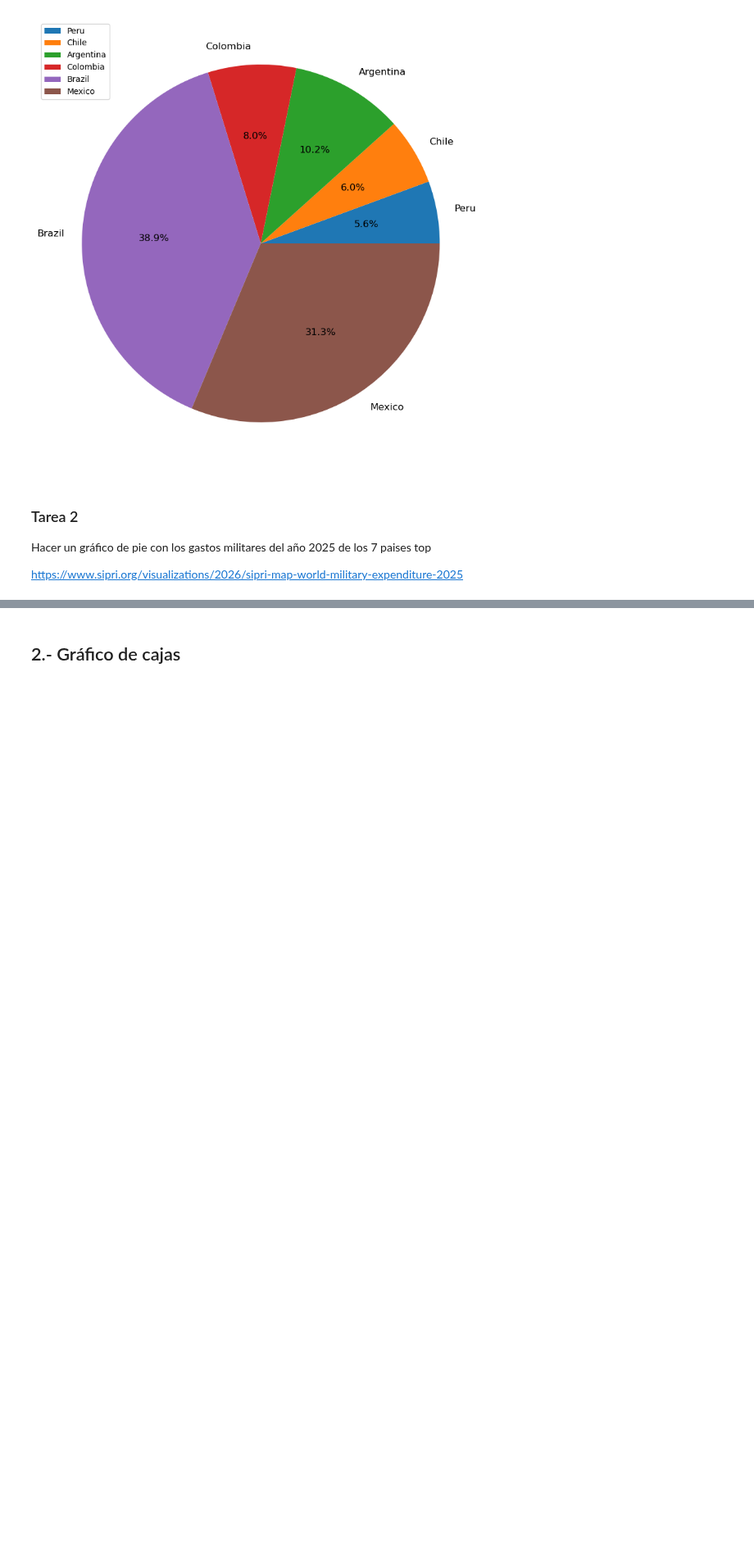
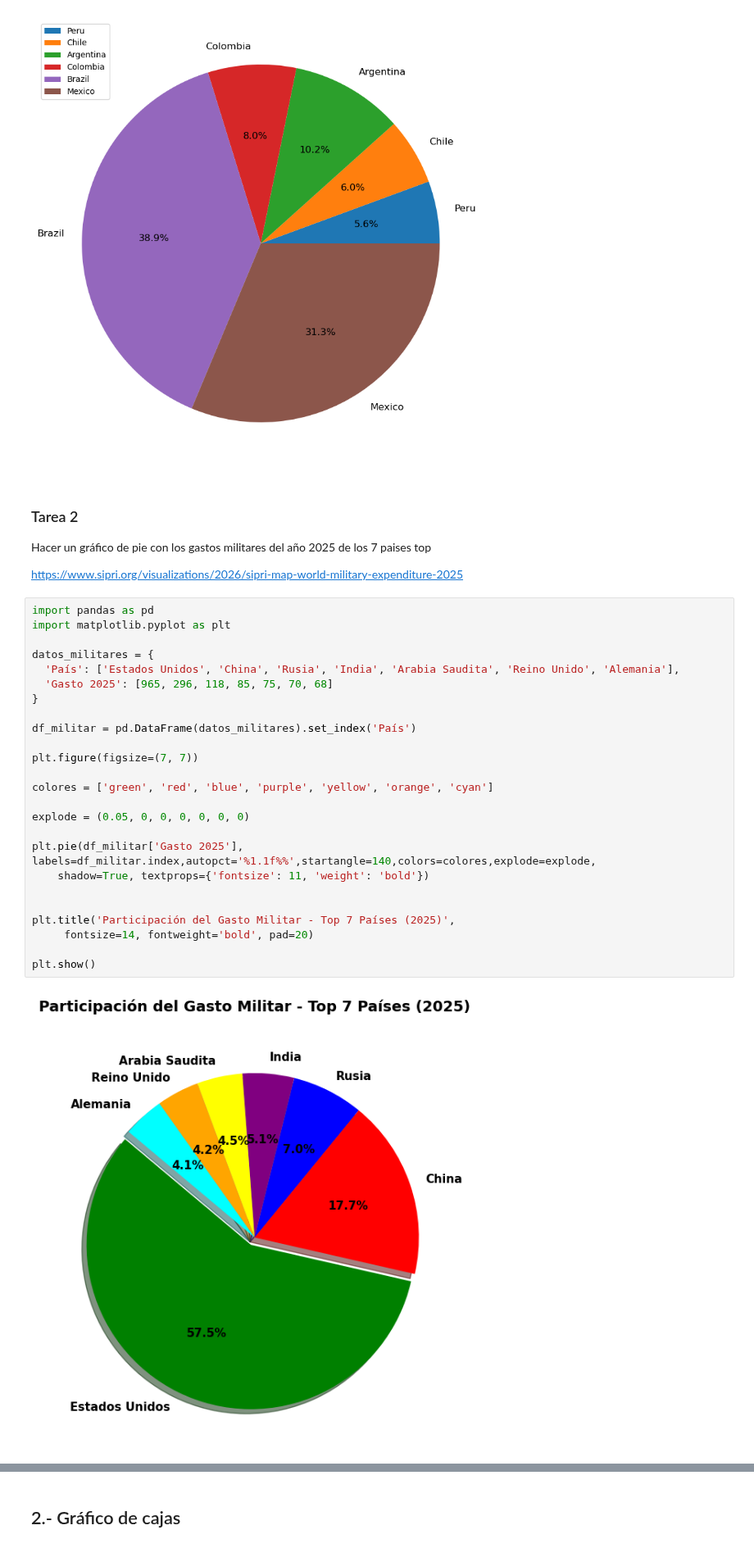
Before and after one commit to jgomezz/cpe_ciencia_datos_python, a Jupyter notebook: mod2_estadistica_y_visualizacion/semana_04_advanced_graph.ipynb, the cells around one changed output, grey strips where cells are left out. Shown at 82% size. Cells and saved outputs as stored; diff of their text form; blank space fills up the shorter version.

```diff
--- a/mod2_estadistica_y_visualizacion/semana_04_advanced_graph.ipynb
+++ b/mod2_estadistica_y_visualizacion/semana_04_advanced_graph.ipynb
@@ -118,3 +118,30 @@ plt.show()
 Hacer un gráfico de pie con los gastos militares del año 2025 de los 7 paises top
 
 https://www.sipri.org/visualizations/2026/sipri-map-world-military-expenditure-2025
+# %%
+import pandas as pd
+import matplotlib.pyplot as plt
+
+datos_militares = {
+  'País': ['Estados Unidos', 'China', 'Rusia', 'India', 'Arabia Saudita', 'Reino Unido', 'Alemania'],
+  'Gasto 2025': [965, 296, 118, 85, 75, 70, 68]
+}
+
+df_militar = pd.DataFrame(datos_militares).set_index('País')
+
+plt.figure(figsize=(7, 7))
+
+colores = ['green', 'red', 'blue', 'purple', 'yellow', 'orange', 'cyan']
+
+explode = (0.05, 0, 0, 0, 0, 0, 0)
+
+plt.pie(df_militar['Gasto 2025'], labels=df_militar.index,autopct='%1.1f%%',startangle=140,colors=colores,explode=explode,
+    shadow=True, textprops={'fontsize': 11, 'weight': 'bold'})
+
+
+plt.title('Participación del Gasto Militar - Top 7 Países (2025)',
+     fontsize=14, fontweight='bold', pad=20)
+
+plt.show()
+# %% [output]
+[figure, added]
```
Also changed, not shown: parts of 3 cells of this notebook, 2 other files.
